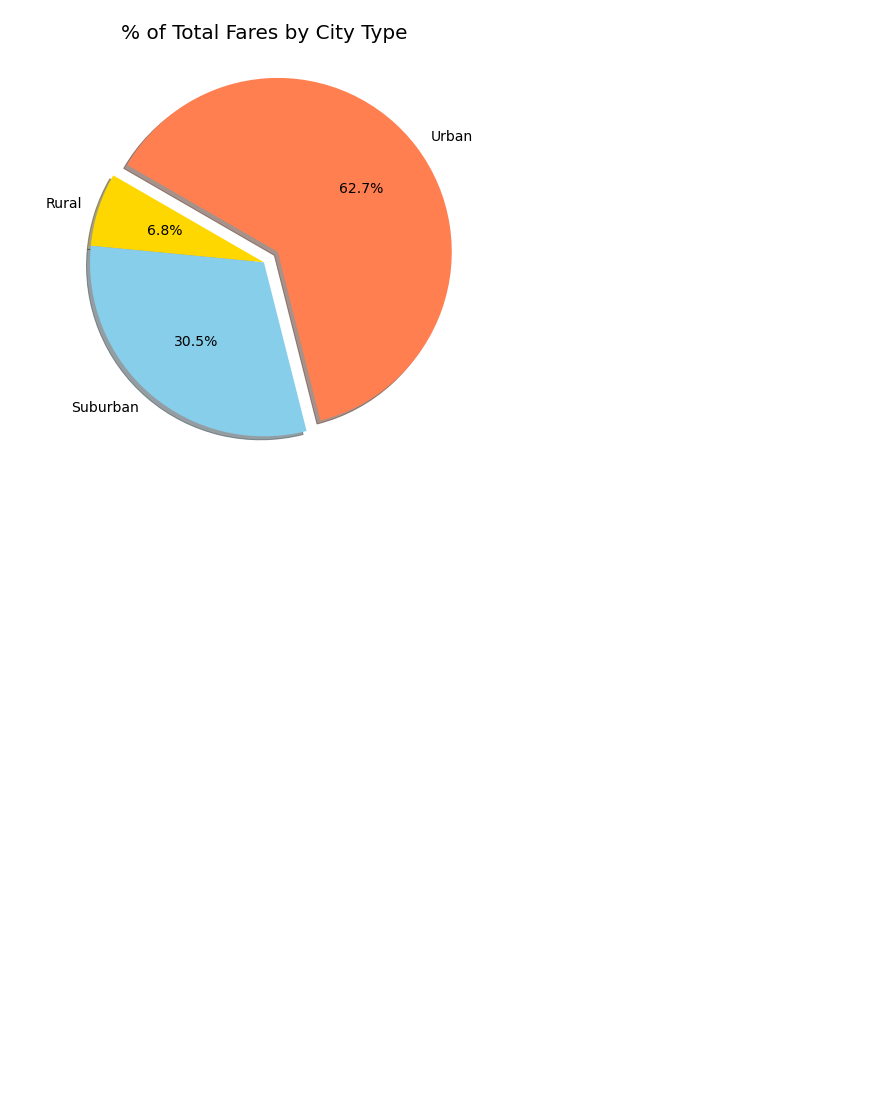
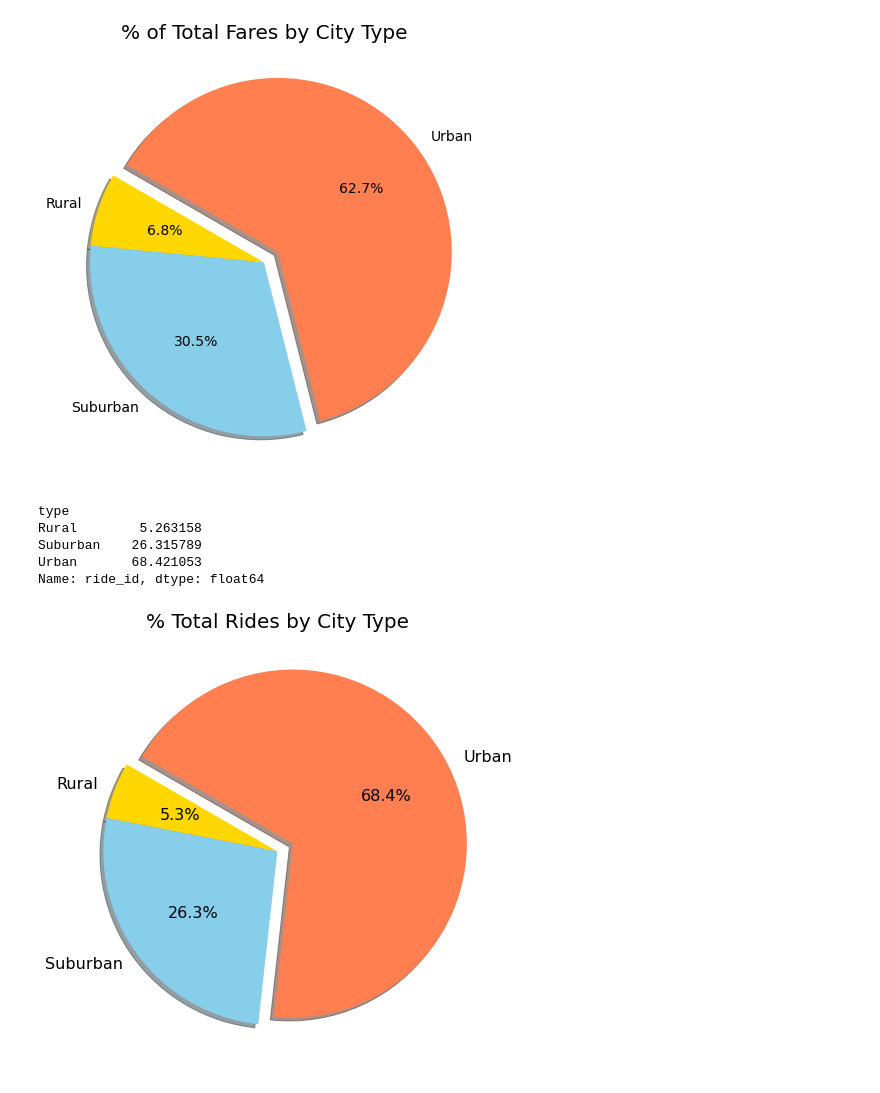
Before and after one commit to MCRobish/PyBer_Analysis, a Jupyter notebook: PyBer.ipynb, the cells around one changed output. Drawn from its saved outputs; the diff is of its cells as text; code cells hidden in the pictures; blank space fills up the shorter version.

Commit message:
Pie chart of %total rides by city type

```diff
--- a/PyBer.ipynb
+++ b/PyBer.ipynb
@@ -527,3 +527,28 @@ mpl.rcParams['font.size'] = 14
 plt.savefig("analysis/Fig5.png")
 # %% [output]
 [figure]
+# %%
+#calculate % total rides by city type
+per_total_rides_city_type = (cityrides_df.groupby(["type"]).count()["ride_id"])/(cityrides_df.count()["ride_id"])*100
+per_total_rides_city_type
+# %% [output]
+type
+Rural        5.263158
+Suburban    26.315789
+Urban       68.421053
+Name: ride_id, dtype: float64
+# %%
+fig,ax = plt.subplots(figsize = (8,8))
+plt.pie(per_total_rides_city_type, labels = ["Rural","Suburban","Urban"],
+        colors = ["gold","skyblue","coral"],
+        explode = [0,0,0.1],
+        autopct = "%1.1f%%",
+       startangle = 150,
+       shadow = True)
+plt.title("% Total Rides by City Type", fontsize = 20)
+mpl.rcParams["font.size"]=16
+
+#Save .png file of the chart
+plt.savefig("analysis/Fig6.png")
+# %% [output]
+[figure, added]
```
Also changed, not shown: 1 other file.
